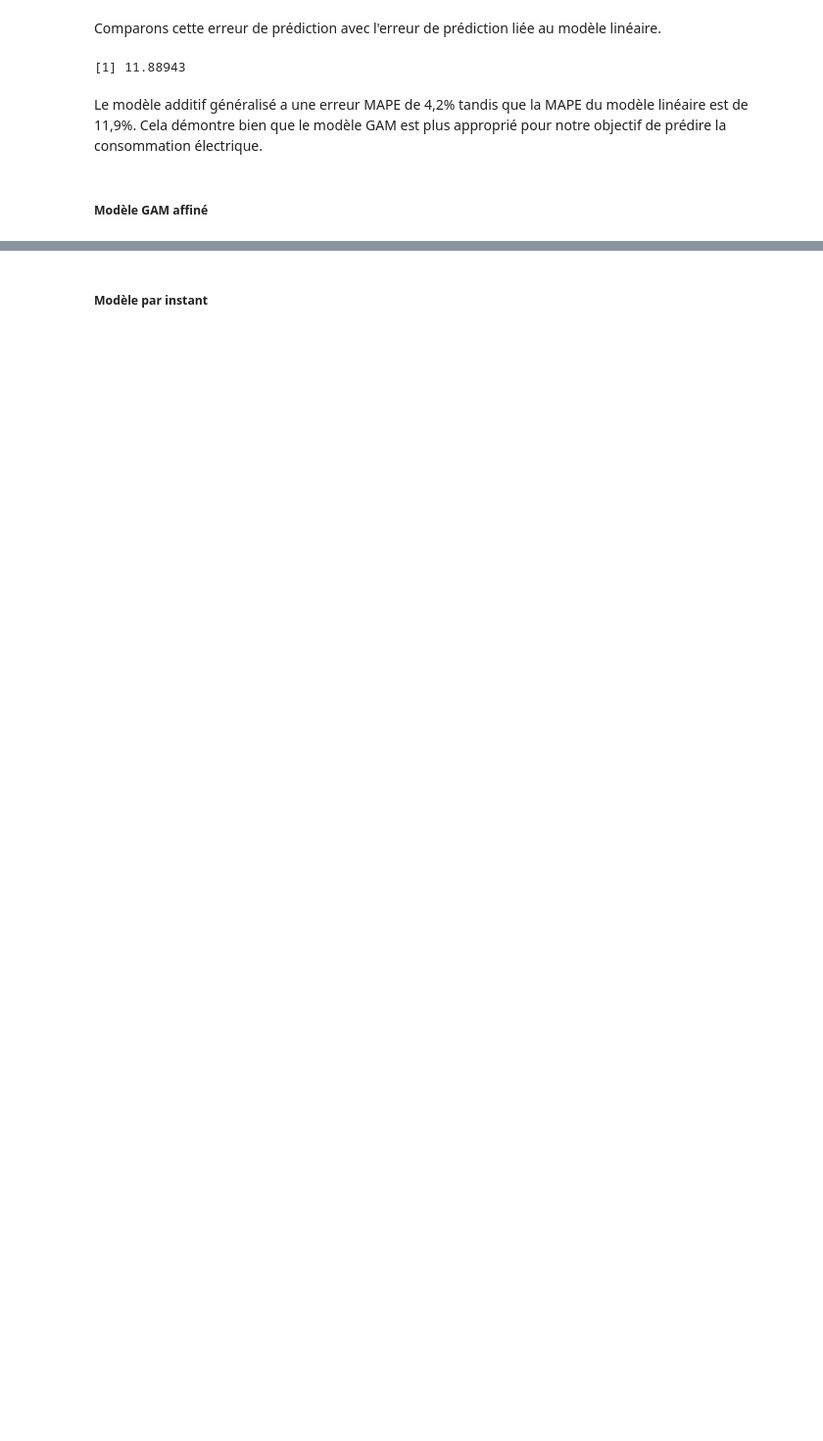
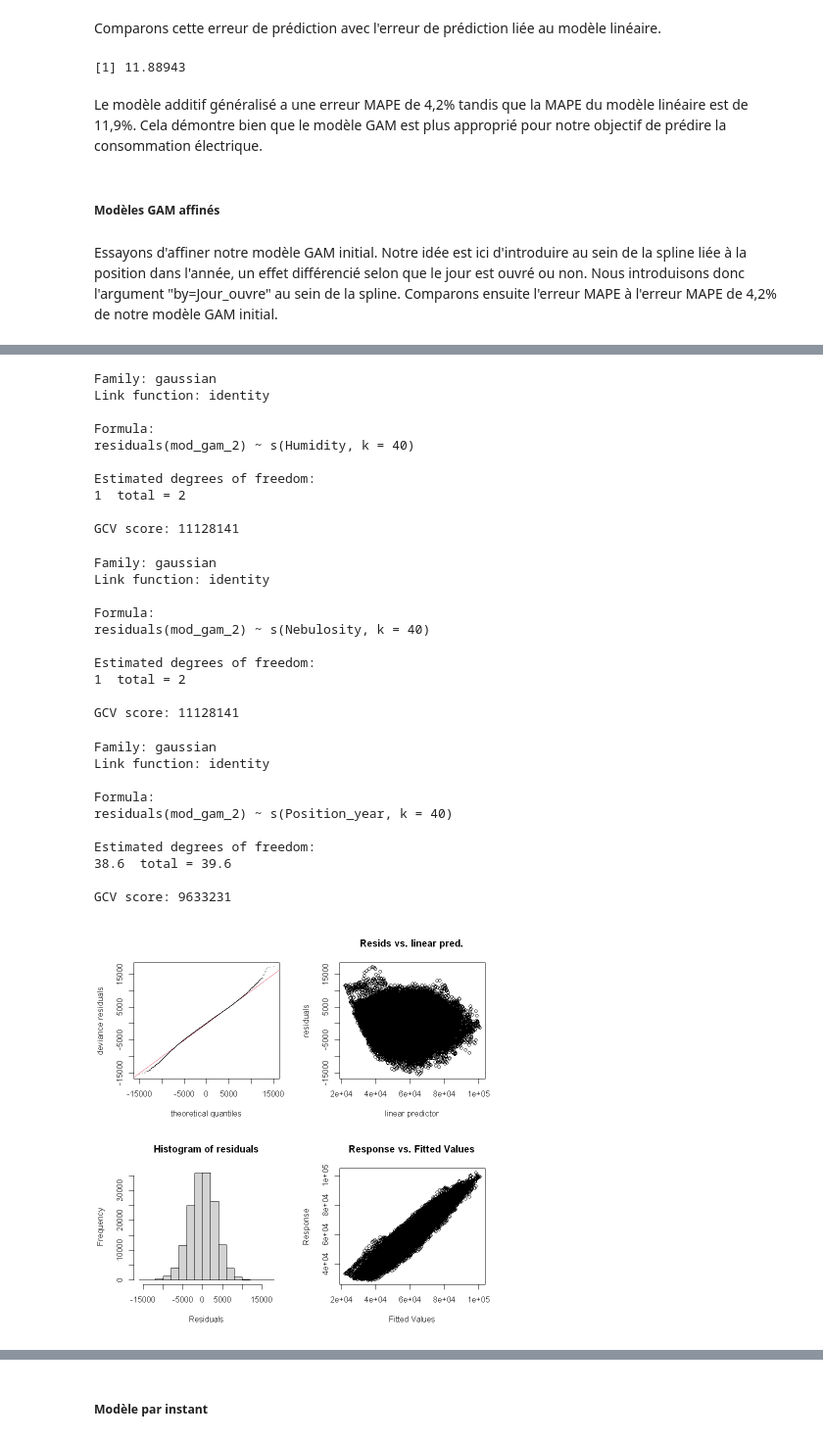
Before and after one commit to PaulineMendras/Seminaire-Modelisation-Stat, a Jupyter notebook: Projet - Modèles GAM.ipynb, the cells around one changed output, grey strips where cells are left out. Shown at 98% size. Drawn from its saved outputs; the diff is of its cells as text; code cells hidden in the pictures; blank space fills up the shorter version.

Commit message:
gam affinés

```diff
--- a/Projet - Modèles GAM.ipynb
+++ b/Projet - Modèles GAM.ipynb
@@ -1118,9 +1120,6 @@ Comme nous souhaitons avoir une prévision au pas de demi-horaire, nous effectuo
 # %%
 data_train <- data_train %>%
         mutate(Temperature = as.double(na.approx(data_train$Temperature, na.rm=FALSE)))
-
-data_train <- data_train %>%
-        mutate(Temperature_lissee = as.double(na.approx(data_train$Temperature_lissee, na.rm=FALSE)))
 
 data_train <- data_train %>%
         mutate(Nebulosity = as.double(na.approx(data_train$Nebulosity, na.rm=FALSE)))
@@ -1132,9 +1131,6 @@ data_test <- data_test %>%
         mutate(Temperature = as.double(na.approx(data_test$Temperature, na.rm=FALSE)))
 
 data_test <- data_test %>%
-        mutate(Temperature_lissee = as.double(na.approx(data_test$Temperature_lissee, na.rm=FALSE)))
-
-data_test <- data_test %>%
         mutate(Nebulosity = as.double(na.approx(data_test$Nebulosity, na.rm=FALSE)))
 
 data_test <- data_test %>%
@@ -1143,6 +1139,25 @@ data_test <- data_test %>%
 #Suppression des 4 dernières lignes qui comportent des données NA
 data_train <- data_train %>% drop_na()
 data_test <- data_test %>% drop_na()
+# %%
+#Création de la variable Température lissée comme dans la partie Données
+alpha = 0.1
+
+n = nrow(data_train)
+for (i in 1:24){
+data_train$Temperature_lissee[i] <- data_train$Temperature[i]
+}
+for (i in 25:n) {
+     data_train$Temperature_lissee[i] <- alpha*data_train$Temperature[i]+(1-alpha)*data_train$Temperature_lissee[i-4]
+}
+
+n = nrow(data_test)
+for (i in 1:24){
+data_test$Temperature_lissee[i] <- data_test$Temperature[i]
+}
+for (i in 25:n) {
+     data_test$Temperature_lissee[i] <- alpha*data_test$Temperature[i]+(1-alpha)*data_test$Temperature_lissee[i-4]
+}
 # %% [markdown]
 Notre objectif est de prévoir la consommation électrique tous les demi-horaires.
 Pour cela, nous allons étudier les 3 modèles suivants:
@@ -1659,4 +1674,26 @@ mean(abs((comparison_mod_lm$Consumption-comparison_mod_lm$fit)/comparison_mod_lm
 # %% [markdown]
 Le modèle additif généralisé a une erreur MAPE de 4,2% tandis que la MAPE du modèle linéaire est de 11,9%. Cela démontre bien que le modèle GAM est plus approprié pour notre objectif de prédire la consommation électrique.
 # %% [markdown]
-##### Modèle GAM affiné
+##### Modèles GAM affinés
+# %% [markdown]
+Essayons d'affiner notre modèle GAM initial. Notre idée est ici d'introduire au sein de la spline liée à la position dans l'année, un effet différencié selon que le jour est ouvré ou non. Nous introduisons donc l'argument "by=Jour_ouvre" au sein de la spline. Comparons ensuite l'erreur MAPE à l'erreur MAPE de 4,2% de notre modèle GAM initial.
+# %%
+mod_gam_2 <- gam(Consumption ~ s(Temperature, bs="cr", k=48) +
+                              s(Temperature_lissee, bs="cr", k=56) +
+                              s(Humidity, bs="cr", k=12) +
+                              s(Nebulosity, bs="cr", k=48) +
+                              s(Position_year, bs="cc",k=200, by=Jour_ouvre) +
+                              as.factor(Time_number) +
+                              as.factor(Day_number) +
+                              as.factor(jour_ferie) +
+                              as.factor(Holidays),
+                data=data_train)
+# %%
+#Vérification du nombre de nombre de noeuds
+gam.check(mod_gam_2)
+gam(residuals(mod_gam_2)~s(Temperature,k=40),gamma=1.4,data=data_train) ## ok
+gam(residuals(mod_gam_2)~s(Temperature_lissee,k=40),gamma=1.4,data=data_train) ## ok
+gam(residuals(mod_gam_2)~s(Humidity,k=40),gamma=1.4,data=data_train) ## ok
+gam(residuals(mod_gam_2)~s(Nebulosity,k=40),gamma=1.4,data=data_train) ## ok
+gam(residuals(mod_gam_2)~s(Position_year,k=40),gamma=1.4,data=data_train) ## ok
+# %% [output]
@@ -1662,0 +1737,31 @@ Le modèle additif généralisé a une erreur MAPE de 4,2% tandis que la MAPE du
+Family: gaussian
+Link function: identity
+
+Formula:
+residuals(mod_gam_2) ~ s(Humidity, k = 40)
+
+Estimated degrees of freedom:
+1  total = 2
+
+GCV score: 11128141
+Family: gaussian
+Link function: identity
+
+Formula:
+residuals(mod_gam_2) ~ s(Nebulosity, k = 40)
+
+Estimated degrees of freedom:
+1  total = 2
+
+GCV score: 11128141
+Family: gaussian
+Link function: identity
+
+Formula:
+residuals(mod_gam_2) ~ s(Position_year, k = 40)
+
+Estimated degrees of freedom:
+38.6  total = 39.6
+
+GCV score: 9633231
+[figure, added]
```
Also changed, not shown: parts of 14 cells of this notebook.
